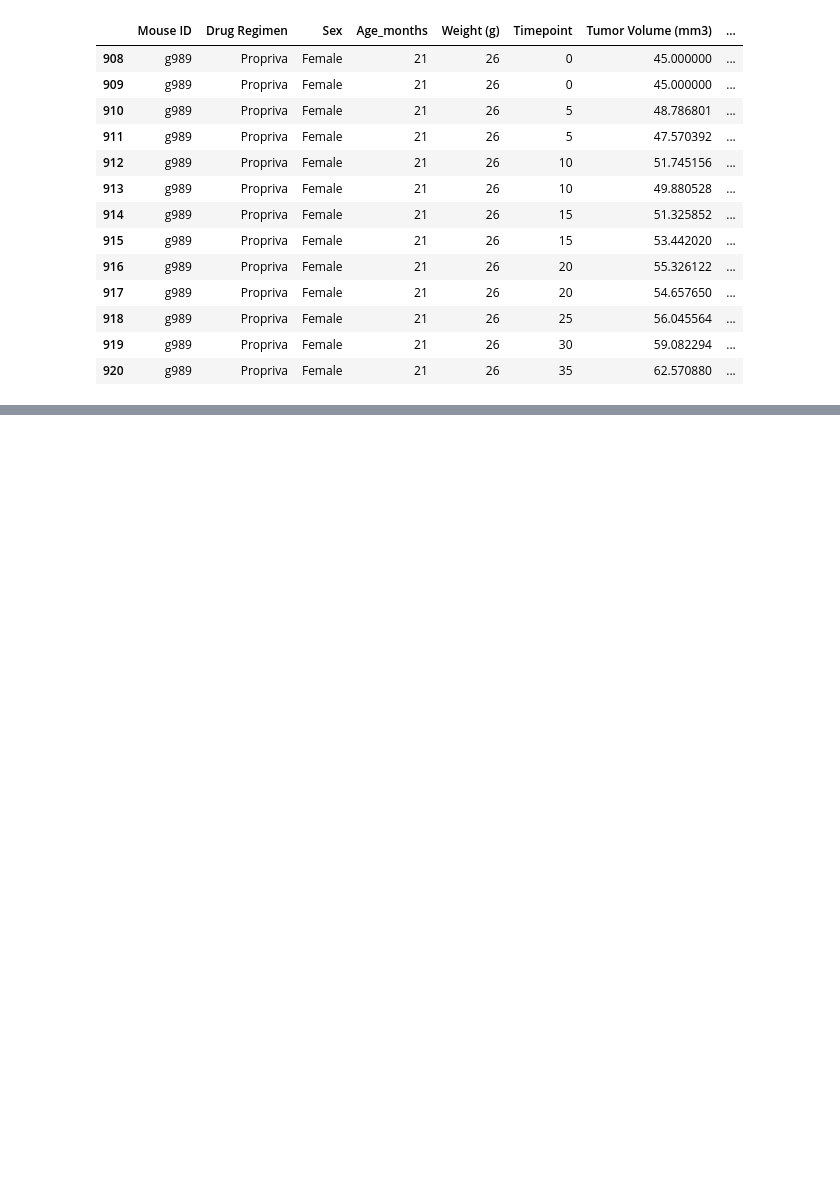
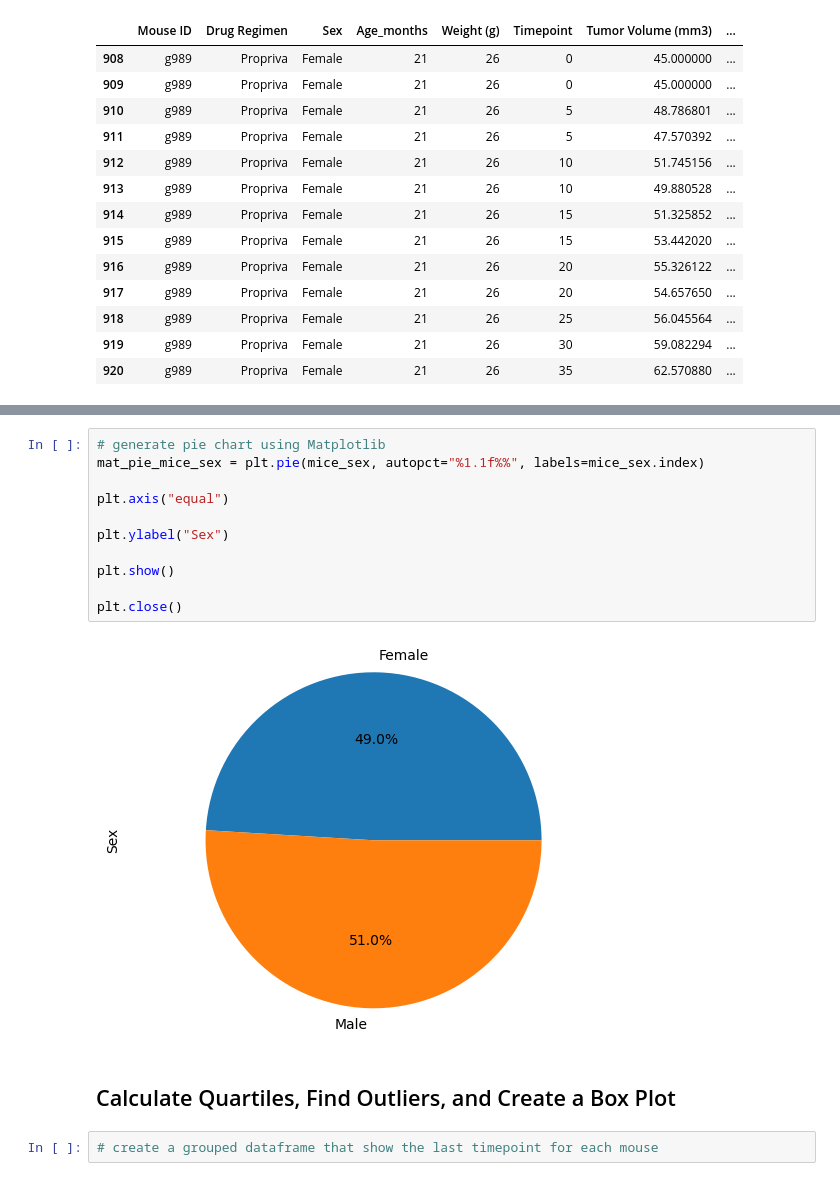
Before and after one commit to baronsgit/chart-challenge, a Jupyter notebook: Pymaceuticals/main.ipynb, the cells around one changed output, grey strips where cells are left out. Drawn from its saved outputs; the diff is of its cells as text; blank space fills up the shorter version.

```diff
--- a/Pymaceuticals/main.ipynb
+++ b/Pymaceuticals/main.ipynb
@@ -79,0 +179,17 @@ len(cleaned_data["Mouse ID"].unique())
+# %%
+# generate pie chart using Matplotlib
+mat_pie_mice_sex = plt.pie(mice_sex, autopct="%1.1f%%", labels=mice_sex.index)
+
+plt.axis("equal")
+
+plt.ylabel("Sex")
+
+plt.show()
+
+plt.close()
+# %% [output]
+[figure, added]
+# %% [markdown]
+## Calculate Quartiles, Find Outliers, and Create a Box Plot
+# %%
+# create a grouped dataframe that show the last timepoint for each mouse
```
Also changed, not shown: parts of 10 cells of this notebook.
